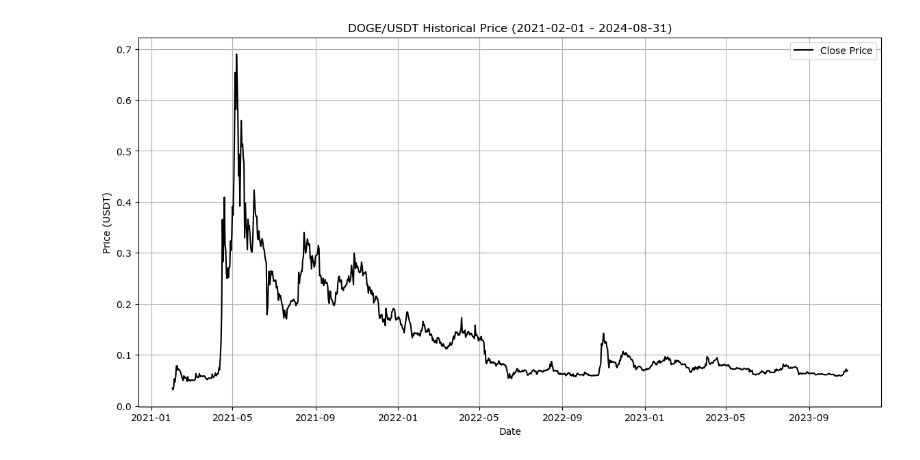
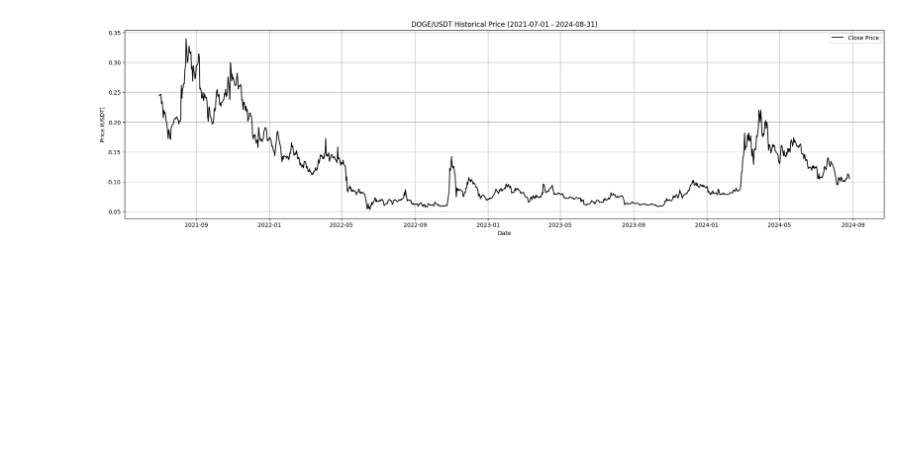
Before and after one commit to nevrax/memoir, a Jupyter notebook: flats.ipynb, the cells around one changed output. Cells and saved outputs as stored; diff of their text form; code cells hidden in the pictures; blank space fills up the shorter version.

```diff
--- a/flats.ipynb
+++ b/flats.ipynb
@@ -53,15 +115,15 @@ class KlinePlotter:
 # %%
 if __name__ == "__main__":
     base = "DOGE"
     quote = "USDT"
     interval = "1d"
-    start_date = "2021-02-01"
+    start_date = "2021-07-01"
     end_date = "2024-08-31"
 
     # Fetch data
     df = KlineDataFetcher.fetch_data(base, quote, interval, start_date, end_date)
 
     # Plot data
     KlinePlotter.plot(df, title=f"{base}/{quote} Historical Price ({start_date} - {end_date})")
 # %% [output]
-[figure, old version]
+[figure, new version]
```
Also changed, not shown: parts of 27 cells of this notebook.
